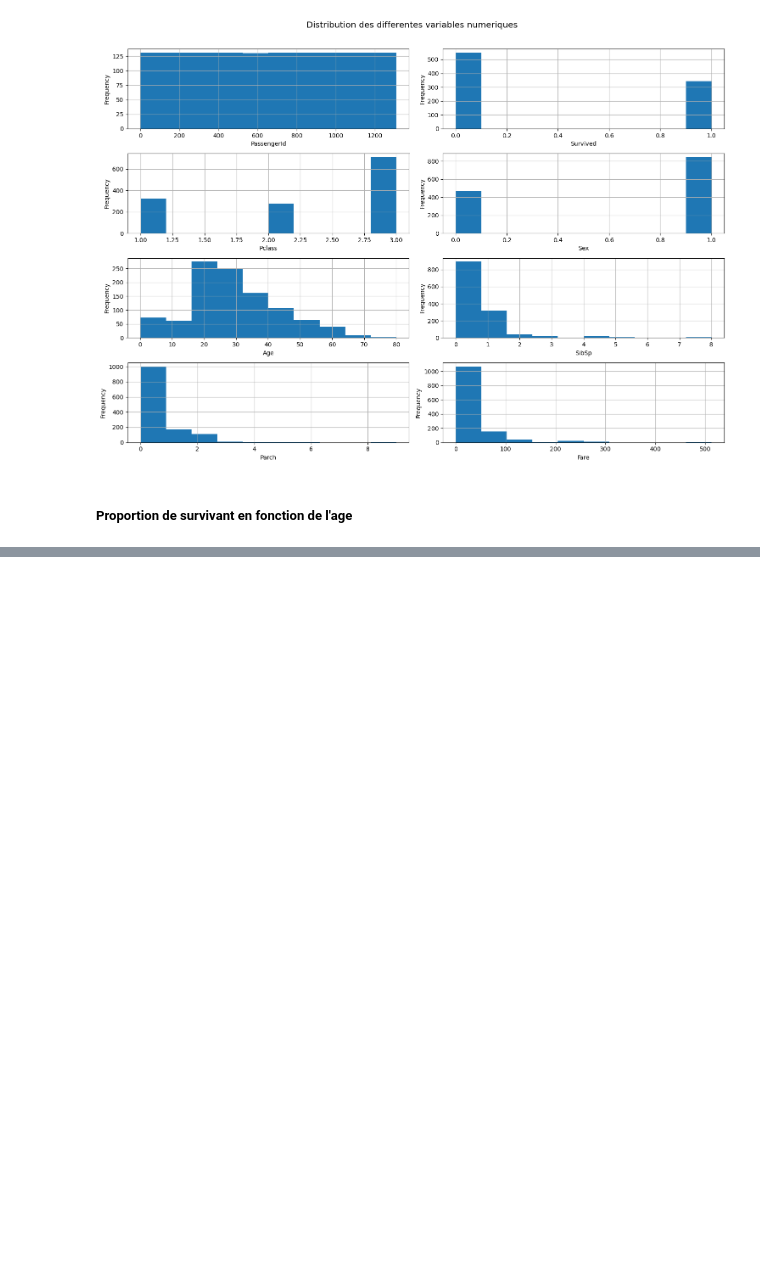
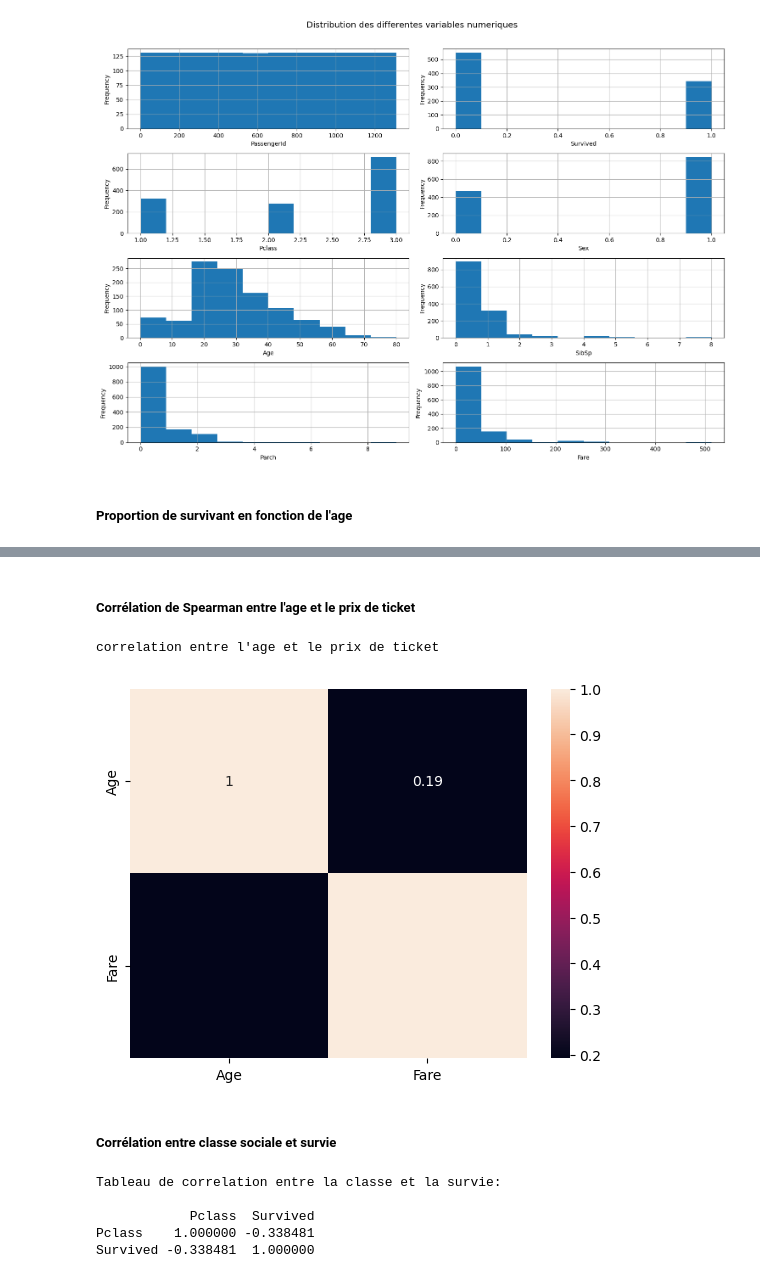
Before and after one commit to fabricepaka/Titanic, a Jupyter notebook: Titanic_Analyse_statistique.ipynb, the cells around one changed output, grey strips where cells are left out. Cells and saved outputs as stored; diff of their text form; code cells hidden in the pictures; blank space fills up the shorter version.

```diff
--- a/Titanic_Analyse_statistique.ipynb
+++ b/Titanic_Analyse_statistique.ipynb
@@ -263,0 +319,18 @@ pie_plotter('Aclass',['Adolescent','Adulte', 'Vieux'],['#003300','#003333','#003
+# %% [markdown]
+##### Corrélation de Spearman entre l'age et le prix de ticket
+# %%
+print(f"correlation entre l'age et le prix de ticket")
+sns.heatmap(titanic_df[['Age','Fare']].corr(method= 'spearman'), annot= True);
+# %% [output]
+correlation entre l'age et le prix de ticket
+[figure, added]
+# %% [markdown]
+##### Corrélation entre classe sociale et survie
+# %%
+print(f"Tableau de correlation entre la classe et la survie:\n\n{titanic_df[['Pclass','Survived']].corr(method='pearson')}")
+# %% [output]
+Tableau de correlation entre la classe et la survie:
+
+            Pclass  Survived
+Pclass    1.000000 -0.338481
+Survived -0.338481  1.000000
```
Also changed, not shown: parts of 14 cells of this notebook.
